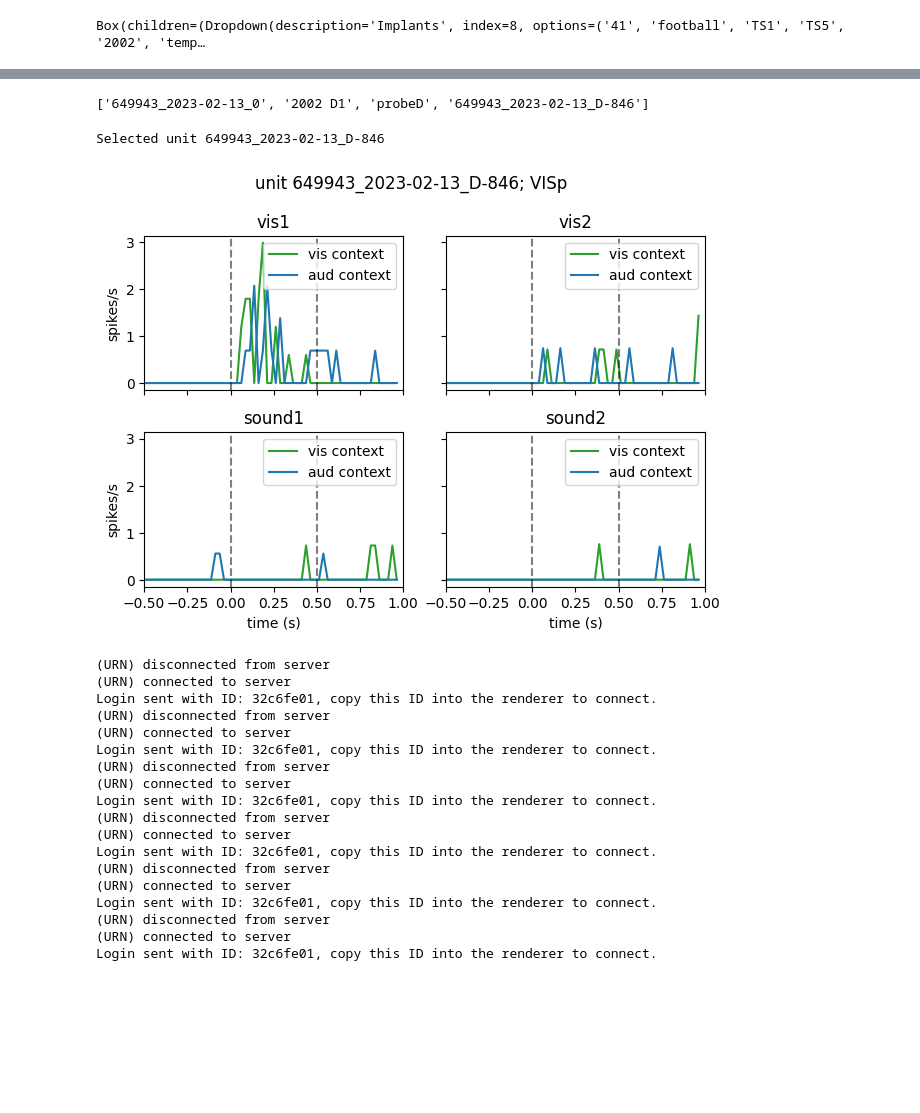
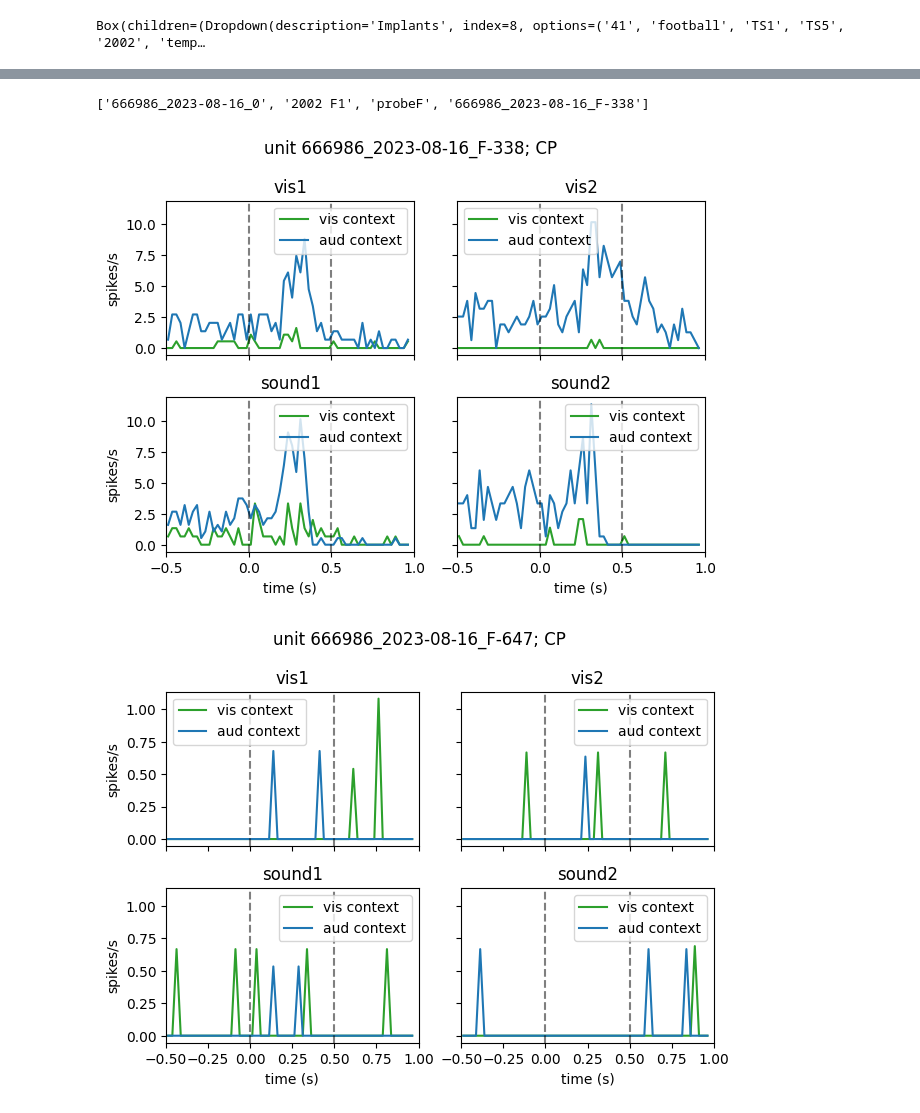
Before and after one commit to AllenInstitute/dynamicrouting-summary, a Jupyter notebook: src/dynamicrouting_summary/area_trajectories.ipynb, the cells around one changed output, grey strips where cells are left out. Drawn from its saved outputs; the diff is of its cells as text; code cells hidden in the pictures; blank space fills up the shorter version.

```diff
--- a/src/dynamicrouting_summary/area_trajectories.ipynb
+++ b/src/dynamicrouting_summary/area_trajectories.ipynb
@@ -462,7 +332,7 @@ def update_3d_viewer(area: str) -> tuple[list]:
 
     # reorder to AP/ML/DV for Urchin and make a list of lists
     coords_list = [[x[0], x[1], x[2]] for x in coords]
-    sizes_list = [[0.07,0.07,0.07]]*len(coords)
+    sizes_list = [[0.03,0.03,0.03]]*len(coords)
 
     urchin.meshes.set_positions(pmeshes,coords_list) #sets the positions of the primitives
     urchin.meshes.set_colors(pmeshes, get_subject_colors(units_structures_with_bools_dr_area))
@@ -551,37 +418,32 @@ times = zarr.open(npc_lims.get_cache_path('spike_times', version='any'))
 # %%
 from IPython.display import display, Image, clear_output
 import matplotlib.pyplot as plt
 %matplotlib inline
 
 def display_session_trajectory(index: str):
     session = session_list[call_back_ids.index(index)]
     session_id = npc_session.SessionRecord(session[0])
+    hole_implant = session[1]
+    probe = session[2]
+    clicked_unit_id = session[3]
     clear_output()
     display(session)
-    fig = dr.plot_unit_by_id(session[3], times[f'/{session_id.subject}_{session_id.date}/{session[3]}'][:])
+    unit_ids_session_probe_hole = units_structures_with_bools_dr[(units_structures_with_bools_dr['session_id'] == session_id)
+                                    & (units_structures_with_bools_dr['location_y'] == hole_implant)
+                                    & (units_structures_with_bools_dr['structure'] == area_dropdown.value)
+                                    & (units_structures_with_bools_dr['group_name'] == probe)]['unit_id'].tolist()
+    #display(unit_ids_session_probe_hole)
+    fig = dr.plot_unit_by_id(clicked_unit_id, times[f'/{session_id.subject}_{session_id.date}/{clicked_unit_id}'][:])
     display(fig)
     plt.close(fig)
+    unit_ids_session_probe_hole.remove(clicked_unit_id)
+    for unit_id in unit_ids_session_probe_hole[0:5]:
+        fig = dr.plot_unit_by_id(unit_id, times[f'/{session_id.subject}_{session_id.date}/{unit_id}'][:])
+        display(fig)
+        plt.close(fig)
 
 urchin.meshes.callback = display_session_trajectory
 # %% [output]
-['649943_2023-02-13_0', '2002 D1', 'probeD', '649943_2023-02-13_D-846']
+['666986_2023-08-16_0', '2002 F1', 'probeF', '666986_2023-08-16_F-338']
-Selected unit 649943_2023-02-13_D-846
-[figure, old version]
+[figure, new version]
-(URN) disconnected from server
-(URN) connected to server
-Login sent with ID: 32c6fe01, copy this ID into the renderer to connect.
-(URN) disconnected from server
-(URN) connected to server
-Login sent with ID: 32c6fe01, copy this ID into the renderer to connect.
-(URN) disconnected from server
-(URN) connected to server
-Login sent with ID: 32c6fe01, copy this ID into the renderer to connect.
-(URN) disconnected from server
-(URN) connected to server
-Login sent with ID: 32c6fe01, copy this ID into the renderer to connect.
-(URN) disconnected from server
-(URN) connected to server
-Login sent with ID: 32c6fe01, copy this ID into the renderer to connect.
-(URN) disconnected from server
-(URN) connected to server
-Login sent with ID: 32c6fe01, copy this ID into the renderer to connect.
+[figure, added]
```
Also changed, not shown: parts of 7 cells of this notebook.
